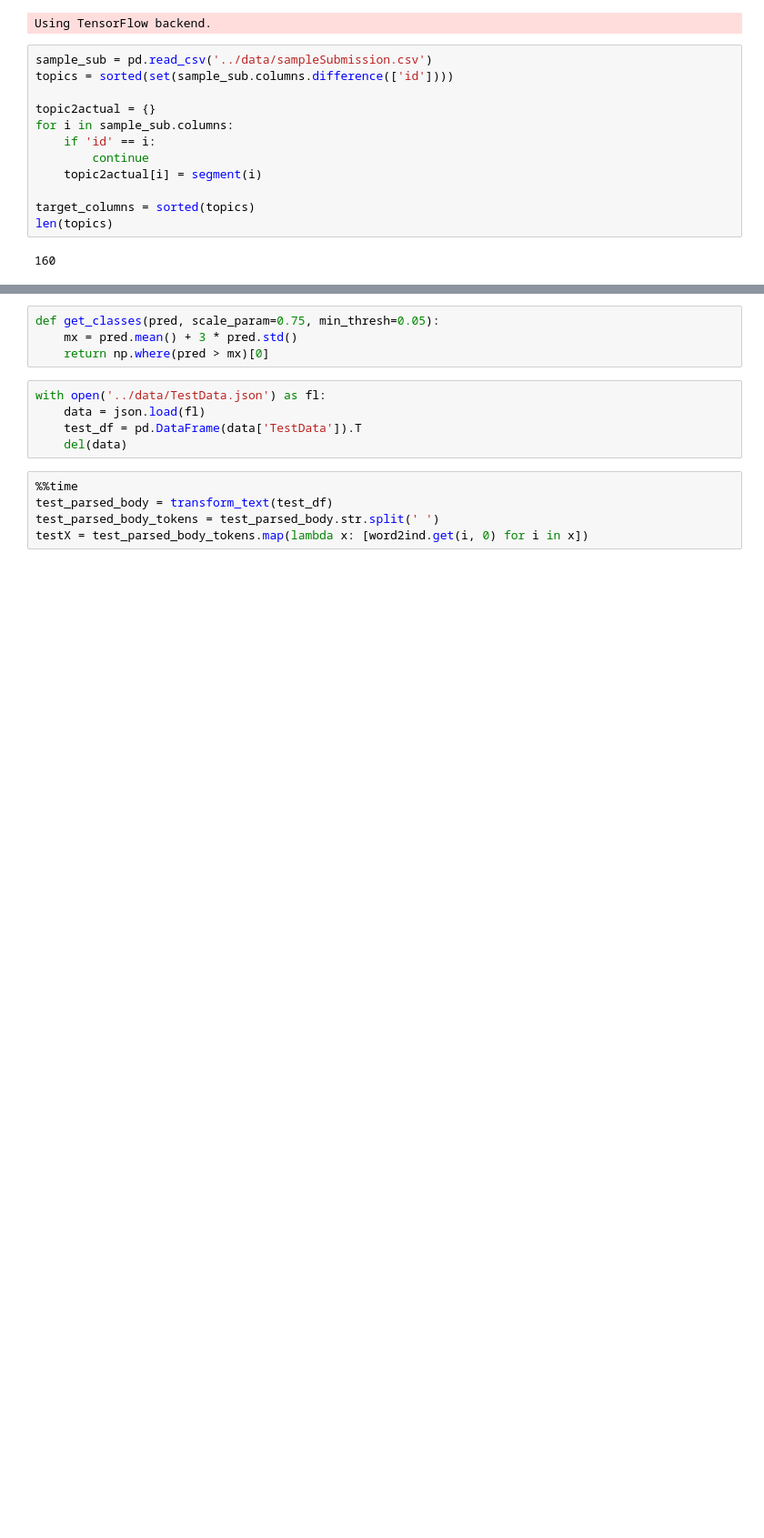
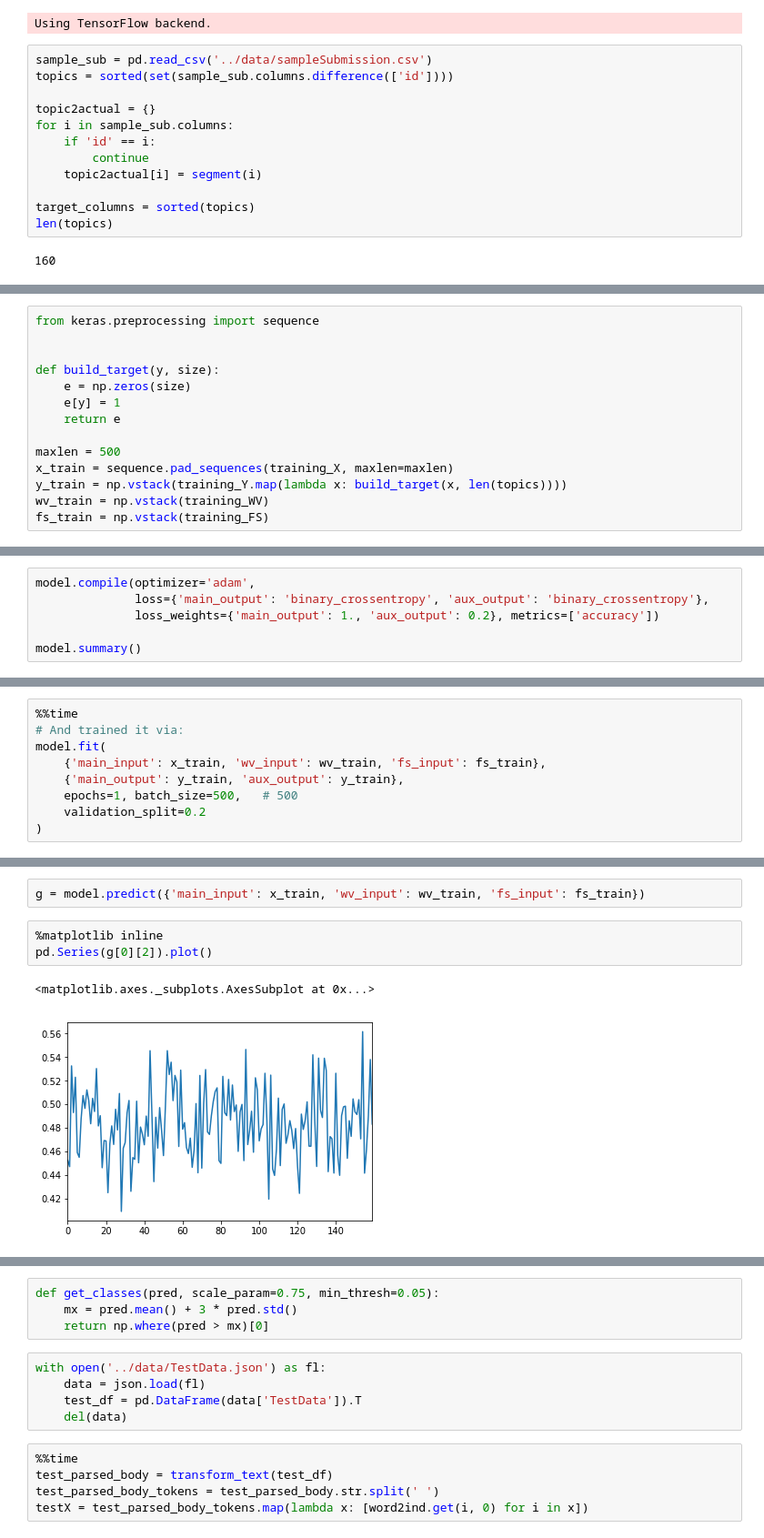
Before and after one commit to avsolatorio/data-science-challenge-growing-instability-05-13-2017, a Jupyter notebook: src/LSTM + Word2vec + Fasttext.ipynb, the cells around one changed output, grey strips where cells are left out. Shown: that part at 91% size. Cells and saved outputs as stored; diff of their text form; blank space fills up the shorter version.

```diff
--- a/src/LSTM + Word2vec + Fasttext.ipynb
+++ b/src/LSTM + Word2vec + Fasttext.ipynb
@@ -263,0 +97,14 @@ for i in train_probs:
+# %%
+from keras.preprocessing import sequence
+
+
+def build_target(y, size):
+    e = np.zeros(size)
+    e[y] = 1
+    return e
+
+maxlen = 500
+x_train = sequence.pad_sequences(training_X, maxlen=maxlen)
+y_train = np.vstack(training_Y.map(lambda x: build_target(x, len(topics))))
+wv_train = np.vstack(training_WV)
+fs_train = np.vstack(training_FS)
@@ -263,0 +164,6 @@ for i in train_probs:
+# %%
+model.compile(optimizer='adam',
+              loss={'main_output': 'binary_crossentropy', 'aux_output': 'binary_crossentropy'},
+              loss_weights={'main_output': 1., 'aux_output': 0.2}, metrics=['accuracy'])
+
+model.summary()
@@ -263,0 +200,9 @@ for i in train_probs:
+# %%
+%%time
+# And trained it via:
+model.fit(
+    {'main_input': x_train, 'wv_input': wv_train, 'fs_input': fs_train},
+    {'main_output': y_train, 'aux_output': y_train},
+    epochs=1, batch_size=500,   # 500
+    validation_split=0.2
+)
@@ -263,0 +216,8 @@ for i in train_probs:
+# %%
+g = model.predict({'main_input': x_train, 'wv_input': wv_train, 'fs_input': fs_train})
+# %%
+%matplotlib inline
+pd.Series(g[0][2]).plot()
+# %% [output]
+<matplotlib.axes._subplots.AxesSubplot at 0x...>
+[figure, added]
```
Also changed, not shown: parts of 34 cells of this notebook, 2 other files.
